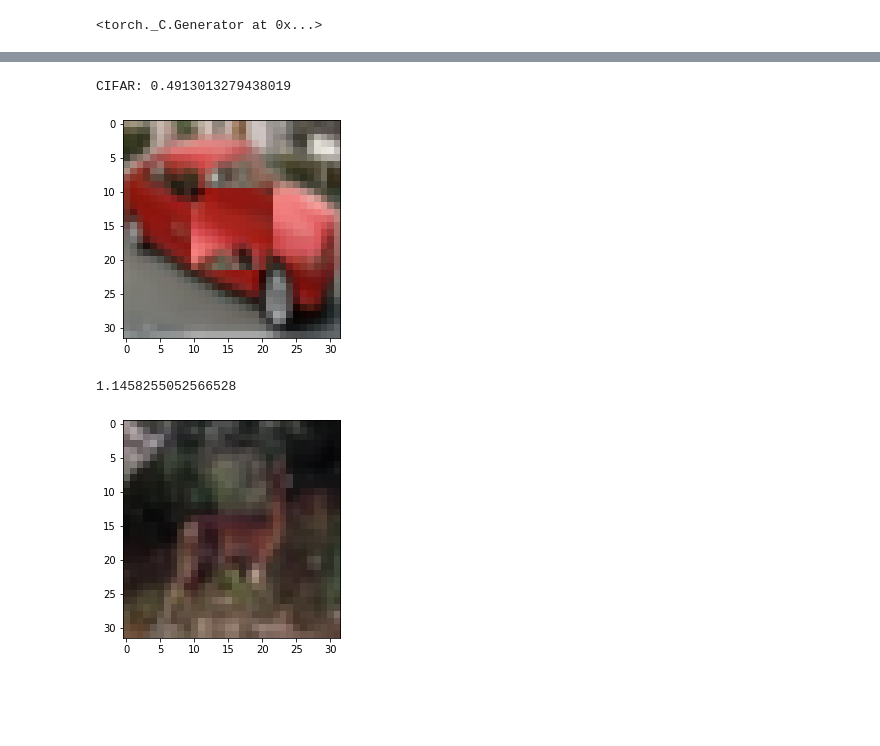
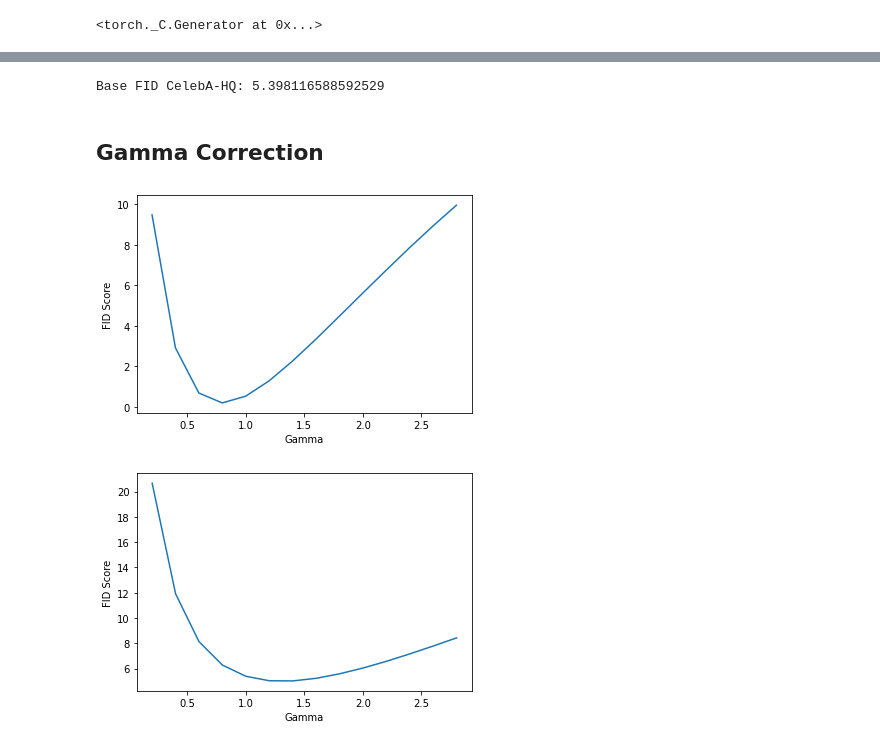
Before and after one commit to codysfang/FID_score_research, a Jupyter notebook: diffusion_images_investigation.ipynb, the cells around one changed output, grey strips where cells are left out. Drawn from its saved outputs; the diff is of its cells as text; code cells hidden in the pictures; blank space fills up the shorter version.

Commit message:
save new generated plots

```diff
--- a/diffusion_images_investigation.ipynb
+++ b/diffusion_images_investigation.ipynb
@@ -17,10 +18,10 @@ torch.manual_seed(seed)
 # %%
 CIFAR_train_loader = DataLoader(datasets.CIFAR10('./data', train=True, download=True,
                              transform=transforms.Compose([
-                               transforms.PILToTensor()])), batch_size=1000, shuffle=True);
+                               transforms.PILToTensor()])), batch_size=1000, shuffle=True)
 
 CIFAR_train = FID_util.load_data_single(CIFAR_train_loader, 1000, (32, 32))
-
-CIFAR_generated = FID_util.load_generated("./generated_images/cifar_generated/*.png", 1000)
+CIFAR_generated = FID_util.load_from_dir("./generated_images/cifar_generated/*.png")
+print(f"Base FID CIFAR-10: {FID_util.compute_FID(CIFAR_train, CIFAR_generated).item()}")
 # %% [output]
 Files already downloaded and verified
@@ -39,13 +29,19 @@ FID_util.compute_transform_FID(transforms.functional.adjust_sharpness, 0.5, CIFA
-# %%
-print(f"CIFAR: {FID_util.rotate_chunk((10, 10, 22, 22), CIFAR_train, CIFAR_generated)}")
-# %% [output]
-CIFAR: 0.4913013279438019
-[figure, removed]
-# %%
-FID_util.compute_transform_FID(transforms.functional.gaussian_blur, [7,7] , CIFAR_train, CIFAR_generated)
-# %% [output]
-1.1458255052566528
-# %%
-FID_util.display_image(CIFAR_generated[7])
-# %% [output]
-[figure, removed]
+# %%
+CelebA_train = FID_util.load_from_dir("./data/celeba_hq_256/*.jpg", seed)
+CelebA_generated = FID_util.load_from_dir("./generated_images/celebA_generated/*.png")
+print(f"Base FID CelebA-HQ: {FID_util.compute_FID(CelebA_train, CelebA_generated).item()}")
+# %% [output]
+Base FID CelebA-HQ: 5.398116588592529
+# %% [markdown]
+## Gamma Correction
+# %%
+gamma_array = np.arange(0.2, 3.0, 0.2)
+FID_util.plot_FID(gamma_array, transforms.functional.adjust_gamma, "Gamma", CIFAR_train, CIFAR_generated)
+plt.savefig("plots/diffusion_image_graphs/g_CIFAR_gamma_fid_scores")
+# %% [output]
+[figure, added]
+# %%
+FID_util.plot_FID(gamma_array, transforms.functional.adjust_gamma, "Gamma", CelebA_train, CelebA_generated)
+plt.savefig("plots/diffusion_image_graphs/g_CelebA_gamma_fid_scores")
+# %% [output]
+[figure, added]
```
Also changed, not shown: parts of 21 cells of this notebook, 12 other files.
